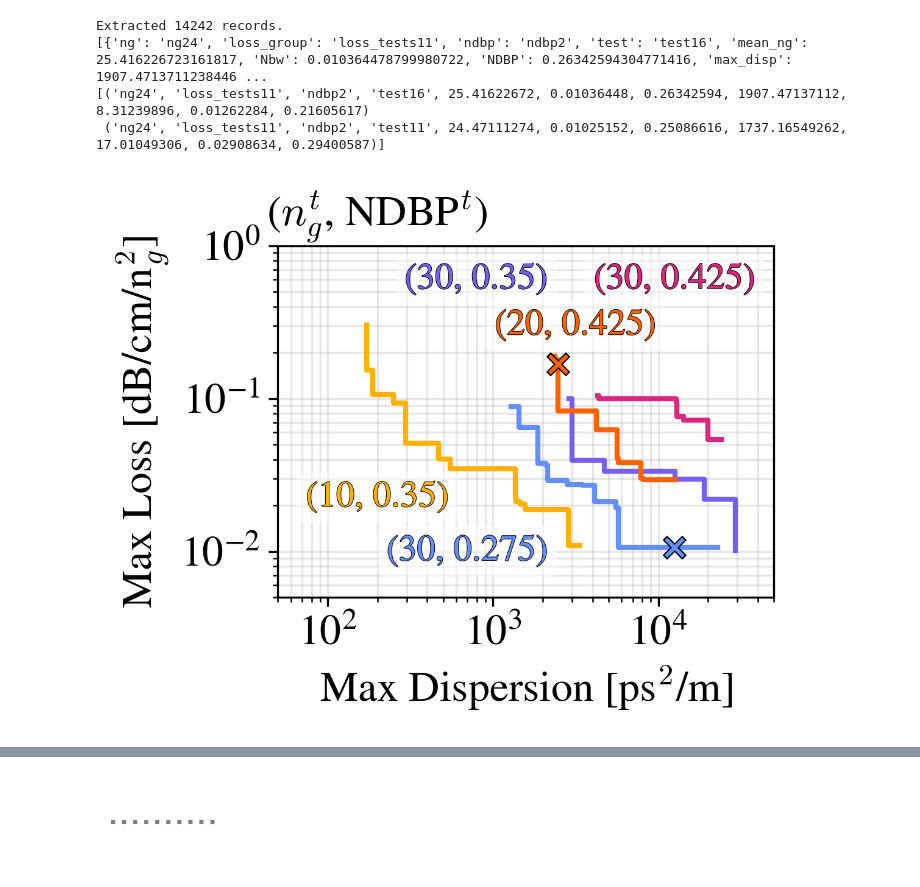
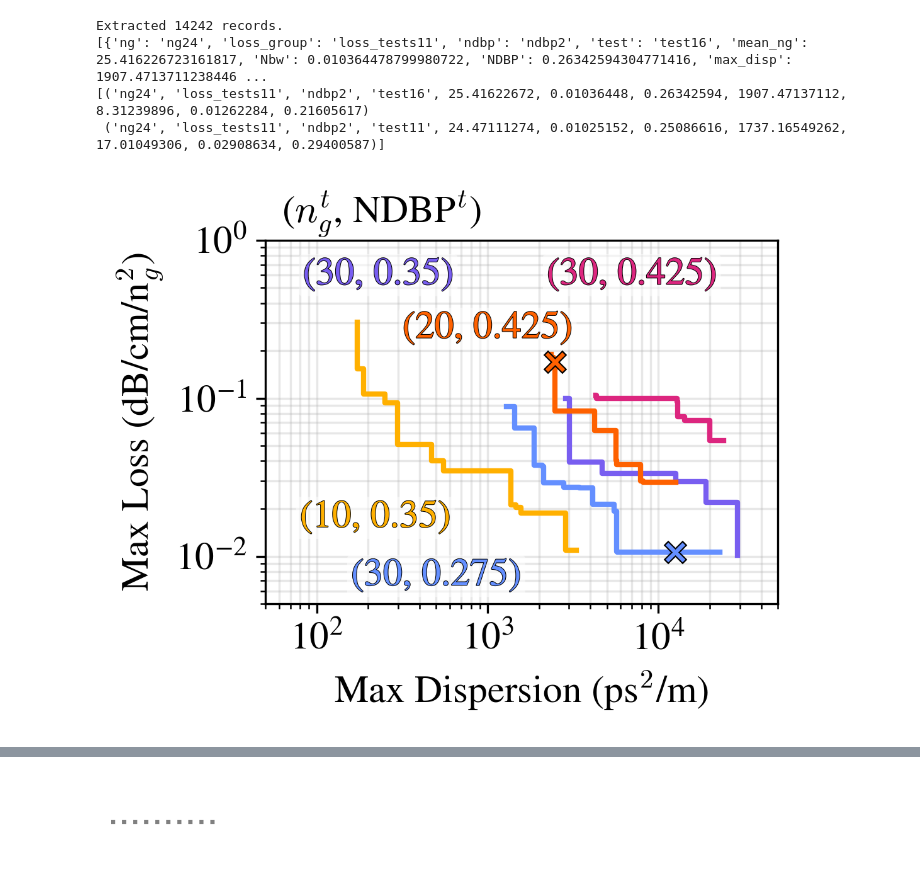
Before and after one commit to DominicJThompson/optGME, a Jupyter notebook: paper2/plots/diagramsV2.ipynb, the cells around one changed output, grey strips where cells are left out. Saved outputs shown, nothing was run; the diff lists cells and outputs as text; code cells hidden in the pictures.

```diff
--- a/paper2/plots/diagramsV2.ipynb
+++ b/paper2/plots/diagramsV2.ipynb
@@ -312,6 +322,9 @@ plt.clabel(contour, fmt="%.2f", fontsize=10, colors='white')
 <a list of 6 text.Text objects>
 [figure]
 # %%
+# Add a text scale parameter for easy scaling of all text sizes
+text_scale = 1.4  # Set this to your desired scale (e.g., 1.2 for 20% larger text)
+
 fig = plt.figure(figsize=(5.5/1.2,2.5/1.2),dpi=300)
 
 # percent threshold and ng value
@@ -319,7 +332,7 @@ ngs = [30,20,10,30,30]
 thresholds = [0.99,0.99,0.99,.70,.50]
 
 # Define annotation points (x positions) and labels
-label_xs = [10, 10, 10, 40, 80]
+label_xs = [10, 10, 11, 45, 200]
 label_texts = [
     r"(30,1%)",
     r"(20,1%)",
@@ -344,7 +357,7 @@ for i, (ing, it, color) in enumerate(zip(ngs, thresholds, list(cs.values()))):
         x_annot, y_annot,
         label_texts[i],
         color=color,
-        fontsize=14,
+        fontsize=12 * text_scale,
         ha='center', va='center',
         rotation=-27,
         bbox=dict(facecolor='white', edgecolor='none', pad=1.7, alpha=1)
@@ -360,14 +373,19 @@ for i in range(nsteps - 1):
                      color='gray', alpha=alpha, edgecolor=None,zorder=10)
 
 # add axis labels
-plt.ylabel(r'Loss [dB/cm/$n_g^2$]')
-plt.xlabel(r'Length [$\mu m$]')
+plt.ylabel(r'Loss (dB/cm/$n_g^2$)', fontsize=14 * text_scale)
+plt.xlabel(r'Length ($\mu m$)', fontsize=14 * text_scale)
 
 # add main reference label
-plt.text(1000,1.1,r'$\left(n_g, Loss\ Threshold\right)$',color='k',va='bottom',ha='right')
+plt.text(1000,1.1,r'$\left(n_g, Loss\ Threshold\right)$',
+         color='k',va='bottom',ha='right', fontsize=14 * text_scale)
+
 plt.yscale('log')
 plt.xscale('log')
 plt.xlim(5,1000)
 plt.ylim(1e-2,1)
+
+plt.tick_params(axis='both', labelsize=14 * text_scale)
+
 plt.show()
 # %% [output]
@@ -2178,7 +2202,7 @@ for idx, param in enumerate(gaussian_params_top):
     ax_gauss.plot(x_values[mask]/3, g_raw[mask]+offset, color=darker_color, linestyle='--', lw=2)
     ax_gauss.plot(x_values[maskOG]/3, gOG[maskOG], color='gray', linestyle='--', alpha=0.5, lw=2)
 
-    t = ax_gauss.text(.19, offset+.17, omega_labels[idx], color=param['color'], ha='center', va='bottom', fontsize=18)
+    t = ax_gauss.text(.18, offset+.16, omega_labels[idx], color=param['color'], ha='center', va='bottom', fontsize=25)
     t.set_path_effects([
         pe.Stroke(linewidth=.5, foreground="black"),  # outline thickness
         pe.Normal()
@@ -2283,7 +2307,7 @@ Extracted 14242 records.
 # Create a plot similar to the ones at the start of the page, but for only the line_metadata values
 # Shows lower envelope (lowest loss for each dispersion)
 
-TEXT_SCALE = 1.2  # Smaller scale for compact plot
+TEXT_SCALE = 1.05  # Smaller scale for compact plot
 TRUE_COST_THRESHOLD = 1
 
 fig, ax = plt.subplots(figsize=(3.5,2.5), dpi=300)
@@ -2292,11 +2316,11 @@ fig, ax = plt.subplots(figsize=(3.5,2.5), dpi=300)
 spacing = np.logspace(np.log10(5e1), np.log10(5e4),6)
 
 line_metadata = [
-                 ('ng30','ndbp1',cs['b'],'30','0.275',700,0.01),
-                 ('ng30','ndbp2',cs['p'],'30','0.35',spacing[2],0.6),
-                 ('ng30','ndbp3',cs['m'],'30','0.425',spacing[4],0.6),
-                 ('ng10','ndbp2',cs['y'],'10','0.35',200,0.0225),
-                 ('ng20','ndbp3',cs['o'],'20','0.425',spacing[3],0.3),]
+                 ('ng30','ndbp1',cs['b'],'30','0.275',500,0.0075),
+                 ('ng30','ndbp2',cs['p'],'30','0.35',spacing[1]+30,0.6),
+                 ('ng30','ndbp3',cs['m'],'30','0.425',7000,0.6),
+                 ('ng10','ndbp2',cs['y'],'10','0.35',220,0.0175),
+                 ('ng20','ndbp3',cs['o'],'20','0.425',1000,0.275),]
 
 for idx, line in enumerate(line_metadata):
     mask = (
@@ -2351,41 +2375,41 @@ for idx, line in enumerate(line_metadata):
     #add text labels
     t = ax.text(
         line[5], line[6], f"({line[3]}, {line[4]})",
-        fontsize=12*TEXT_SCALE,
+        fontsize=14*TEXT_SCALE,
         color=line[2],
         ha='center',
         va='center',
-        bbox=dict(facecolor='white', edgecolor='none', alpha=0.5, boxstyle='round,pad=0.25')
+        bbox=dict(facecolor='white', edgecolor='none', alpha=0.5, boxstyle='round,pad=0.1')
     )
 
     t.set_path_effects([
         pe.Stroke(linewidth=.5, foreground="black"),  # outline thickness
         pe.Normal()
     ])
 
     #add x markers
     if idx == 0:
         ax.scatter(x_steps[-5], y_steps[-5], marker='x', s=50 * TEXT_SCALE, color='black',linewidth=2.5,zorder=5)
         ax.scatter(x_steps[-5], y_steps[-5], marker='x', s=40 * TEXT_SCALE, color=line[2],zorder=6)
     if  idx == 4:
         ax.scatter(x_steps[10], y_steps[10], marker='x', s=50 * TEXT_SCALE, color='black',linewidth=2.5,zorder=5)
         ax.scatter(x_steps[10], y_steps[10], marker='x', s=40 * TEXT_SCALE, color=line[2],zorder=6)
 
 #add text labels
-ax.text(spacing[1], 1.55, f"($n_g^t$, NDBP$^t$)", fontsize=14*TEXT_SCALE, color='black', ha='center', va='center')
+ax.text(spacing[1]+40, 1.45, f"($n_g^t$, NDBP$^t$)", fontsize=14*TEXT_SCALE, color='black', ha='center', va='center')
 
-ax.set_xlabel(r"Max Dispersion [ps$^2$/m]", fontsize=14*TEXT_SCALE)
-ax.set_ylabel(r"Max Loss [dB/cm/n$_g^2$]", fontsize=14*TEXT_SCALE)
+ax.set_xlabel(r"Max Dispersion (ps$^2$/m)", fontsize=14*TEXT_SCALE)
+ax.set_ylabel(r"Max Loss (dB/cm/n$_g^2$)", fontsize=14*TEXT_SCALE)
 ax.grid(True, alpha=0.3, which='both')
 ax.tick_params(axis='both', which='major', labelsize=14*TEXT_SCALE)
 ax.set_xscale("log")
 ax.set_yscale("log")
 ax.set_xlim(5e1, 5e4)
 ax.set_ylim(5e-3, 1)
 
 plt.show()
 # %% [output]
-[figure, old version]
+[figure, new version]
 # %%
 from matplotlib.patches import RegularPolygon
 from matplotlib.colors import Normalize
```
Also changed, not shown: parts of 8 cells of this notebook, 2 other files.
